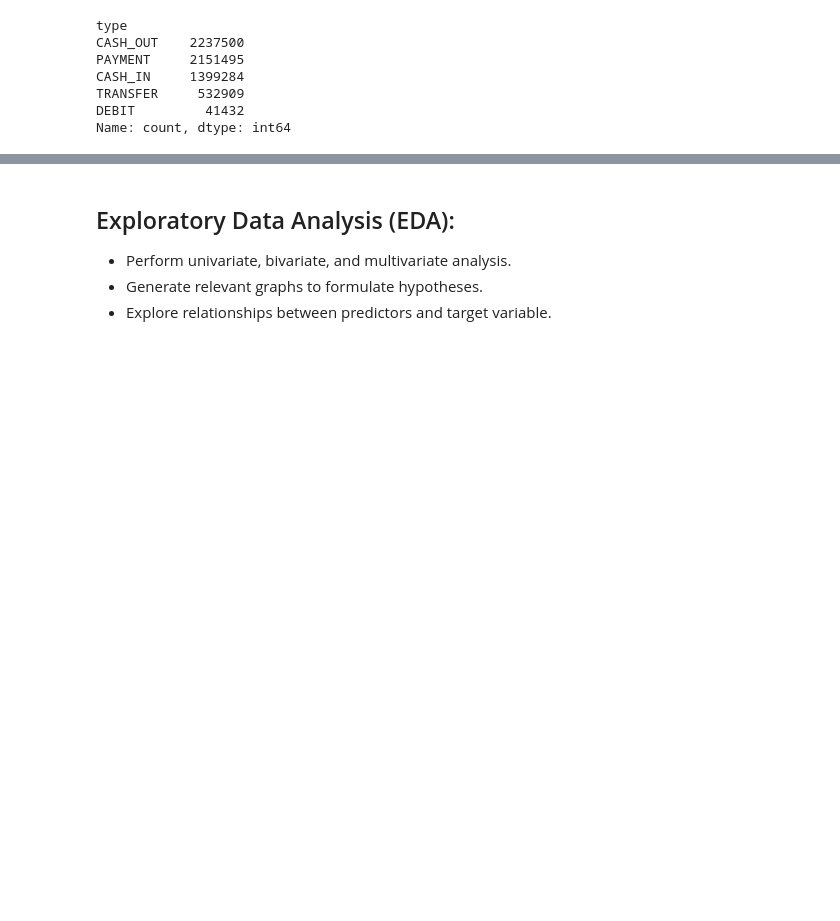
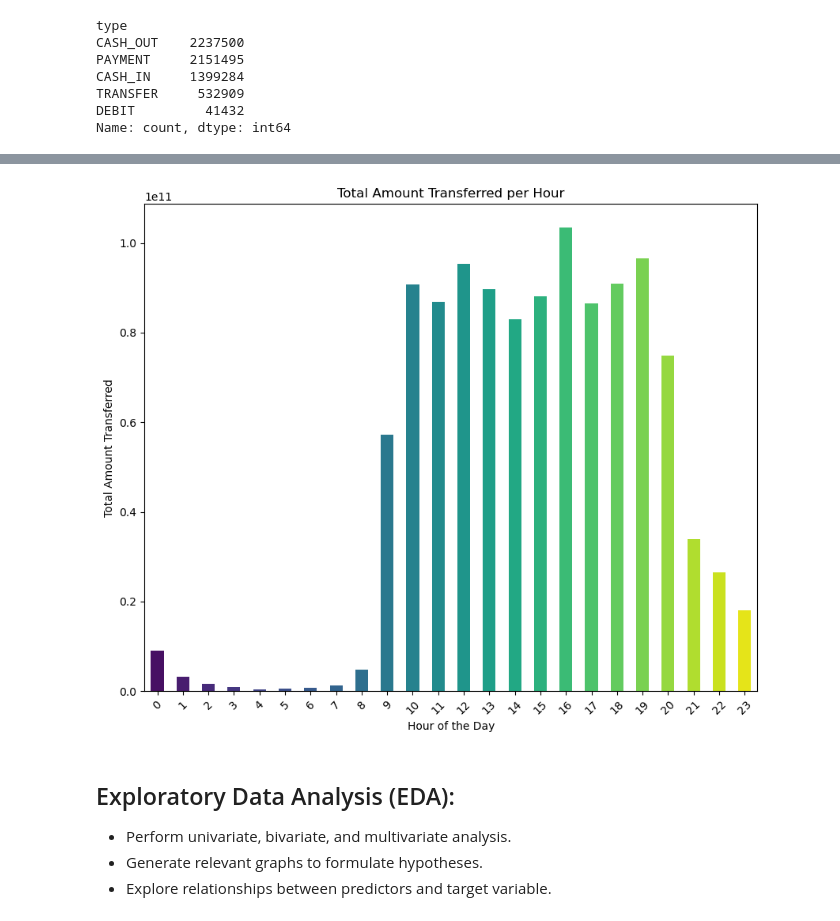
Before and after one commit to Elorna-Pierre/Financial_Fraud_Detection, a Jupyter notebook: Code Notebooks/EDA.ipynb, the cells around one changed output, grey strips where cells are left out. Drawn from its saved outputs; the diff is of its cells as text; code cells hidden in the pictures; blank space fills up the shorter version.

```diff
--- a/Code Notebooks/EDA.ipynb
+++ b/Code Notebooks/EDA.ipynb
@@ -105,3 +126,16 @@ Name: count, dtype: int64
+# %%
+# Bar plot of total amount transferred per hour
+hourly_amount = df.groupby('HourOfDay')['amount'].sum()
+plt.figure(figsize=(10, 8))
+palette = sns.color_palette("viridis", len(hourly_transactions))
+hourly_amount.plot(kind='bar',color=palette)
+plt.title('Total Amount Transferred per Hour')
+plt.xlabel('Hour of the Day')
+plt.ylabel('Total Amount Transferred')
+plt.xticks(rotation=45)
+plt.show()
+# %% [output]
+[figure, added]
 # %% [markdown]
 ## Exploratory Data Analysis (EDA):
 - Perform univariate, bivariate, and multivariate analysis.
```
Also changed, not shown: parts of 8 cells of this notebook, 4 other files.
